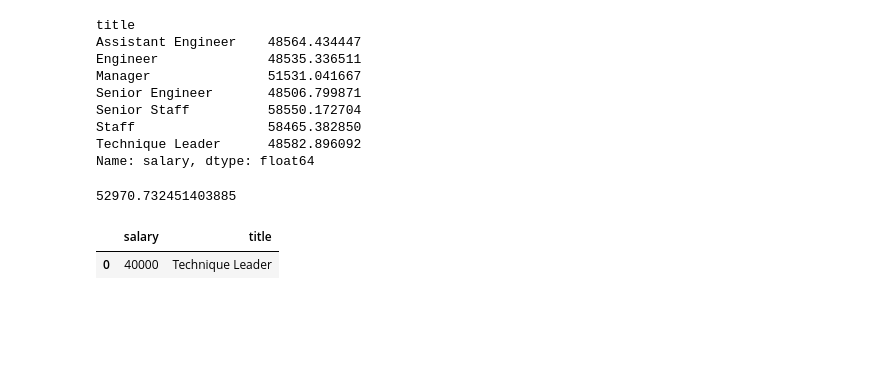
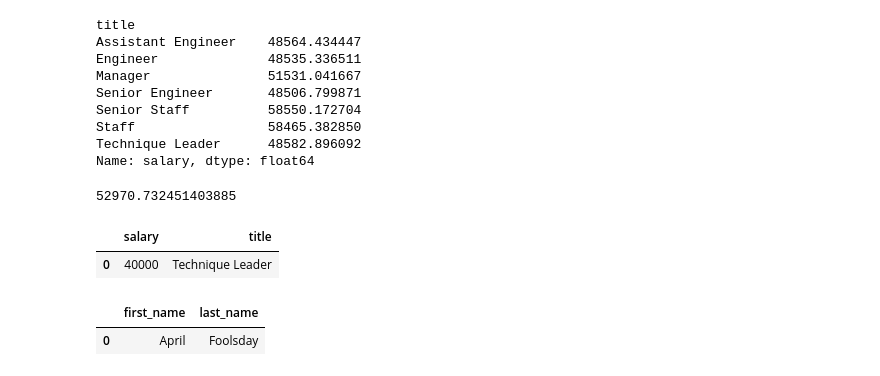
Before and after one commit to cro1100/sql-challenge, a Jupyter notebook: Bonus.ipynb, the cells around one changed output. Cells and saved outputs as stored; diff of their text form; code cells hidden in the pictures; blank space fills up the shorter version.

Commit message:
Final with the name of the employee

```diff
--- a/Bonus.ipynb
+++ b/Bonus.ipynb
@@ -111,3 +111,9 @@ my_df
 # %% [output]
 |  | salary | title |
 | 0 | 40000 | Technique Leader |
+# %%
+my_df2 = pd.read_sql("Select first_name, last_name FROM employees where employee_id = 499942", connection)
+my_df2
+# %% [output]
+|  | first_name | last_name |
+| 0 | April | Foolsday |
```
